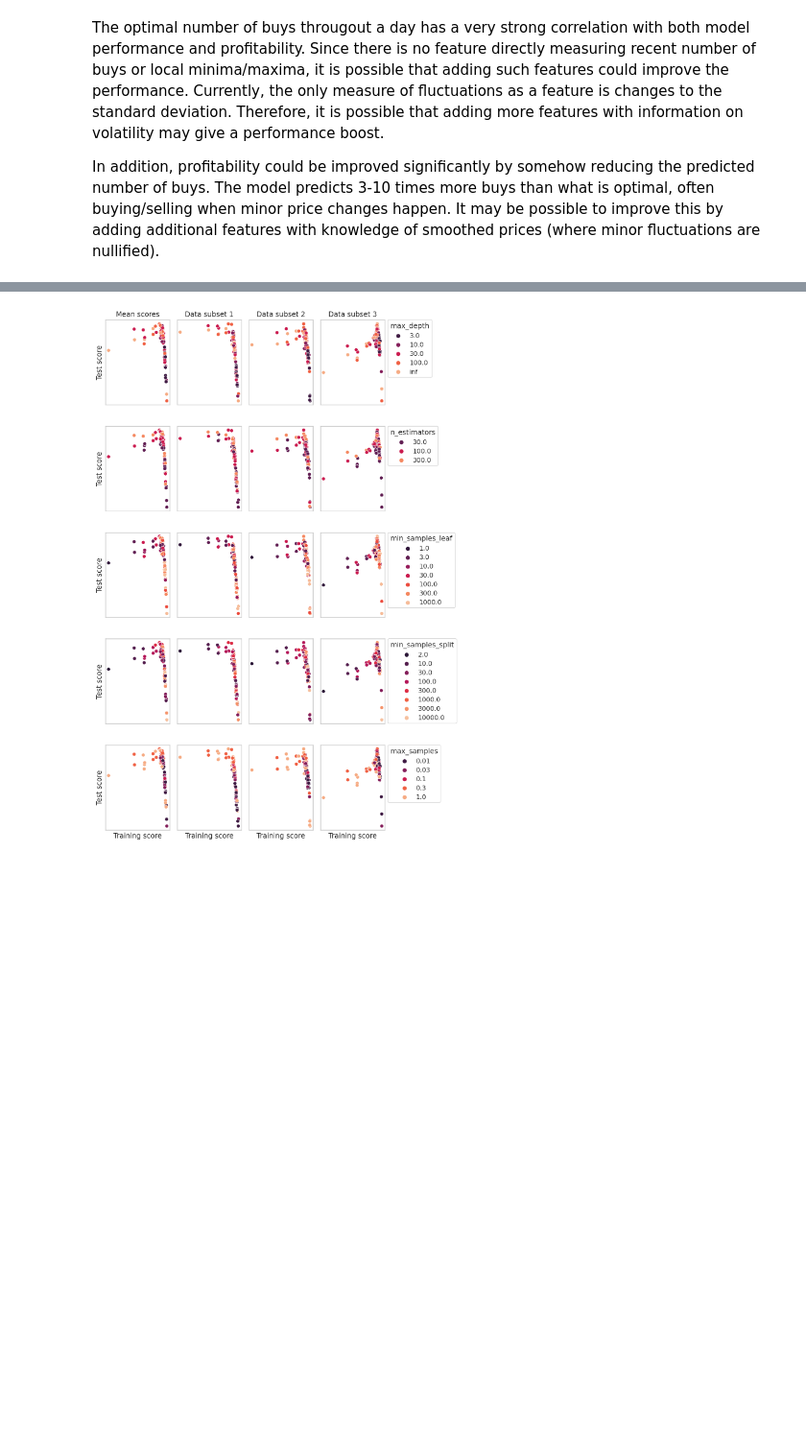
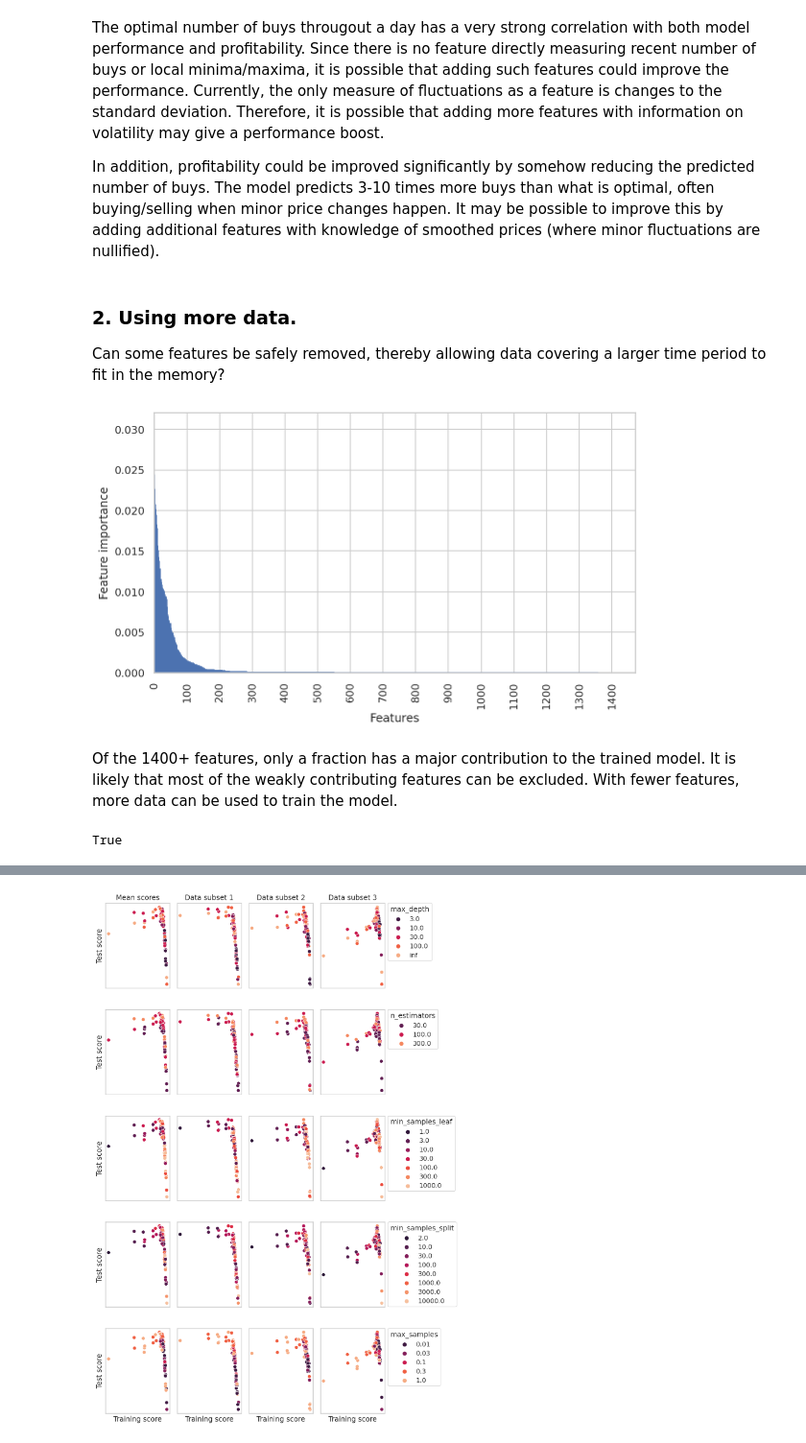
Before and after one commit to dwitvliet/project-stock-trading, a Jupyter notebook: stock_prediction.ipynb, the cells around one changed output, grey strips where cells are left out. Shown at 96% size. Saved outputs shown, nothing was run; the diff lists cells and outputs as text; code cells hidden in the pictures; blank space fills up the shorter version.

Commit message:
Cleaned feature importance plots

```diff
--- a/stock_prediction.ipynb
+++ b/stock_prediction.ipynb
@@ -617,3 +617,36 @@ Profitability correlation: 0.819 (p = 0.000)
 The optimal number of buys througout a day has a very strong correlation with both model performance and profitability. Since there is no feature directly measuring recent number of buys or local minima/maxima, it is possible that adding such features could improve the performance. Currently, the only measure of fluctuations as a feature is changes to the standard deviation. Therefore, it is possible that adding more features with information on volatility may give a performance boost.
 
 In addition, profitability could be improved significantly by somehow reducing the predicted number of buys. The model predicts 3-10 times more buys than what is optimal, often buying/selling when minor price changes happen. It may be possible to improve this by adding additional features with knowledge of smoothed prices (where minor fluctuations are nullified).
+# %% [markdown]
+### 2. Using more data.
+
+Can some features be safely removed, thereby allowing data covering a larger time period to fit in the memory?
+# %%
+# Load feature importances.
+feature_ids = list(zip(*sorted(data.db.feature_ids_to_names(ticker).items())))[0][1:]
+feature_importance = pd.DataFrame(index=feature_ids)
+
+for i, model_fname in enumerate(tqdm(os.listdir(calendar_run_save_path))):
+    model = joblib.load(os.path.join(calendar_run_save_path, model_fname))
+    feature_importance[i] = model.feature_importances_
+
+feature_importance['mean'] = feature_importance.mean(axis=1)
+feature_importance = feature_importance.sort_values('mean', ascending=False)
+# %%
+# Plot feature importances.
+feature_count = feature_importance.shape[0]
+fig, ax = plt.subplots(figsize=(9, 5))
+ax = feature_importance['mean'].plot.bar(ax=ax, width=1, lw=0)
+ax.set_xticks(range(0, feature_count, 100))
+ax.set_xticklabels(range(0, feature_count, 100))
+ax.set_xlabel('Features')
+ax.set_ylabel('Feature importance')
+plt.show()
+# %% [output]
+[figure, added]
+# %% [markdown]
+Of the 1400+ features, only a fraction has a major contribution to the trained model. It is likely that most of the weakly contributing features can be excluded. With fewer features, more data can be used to train the model.
+# %%
+2 in top_200_features
+# %% [output]
+True
```
Also changed, not shown: parts of 10 cells of this notebook.
